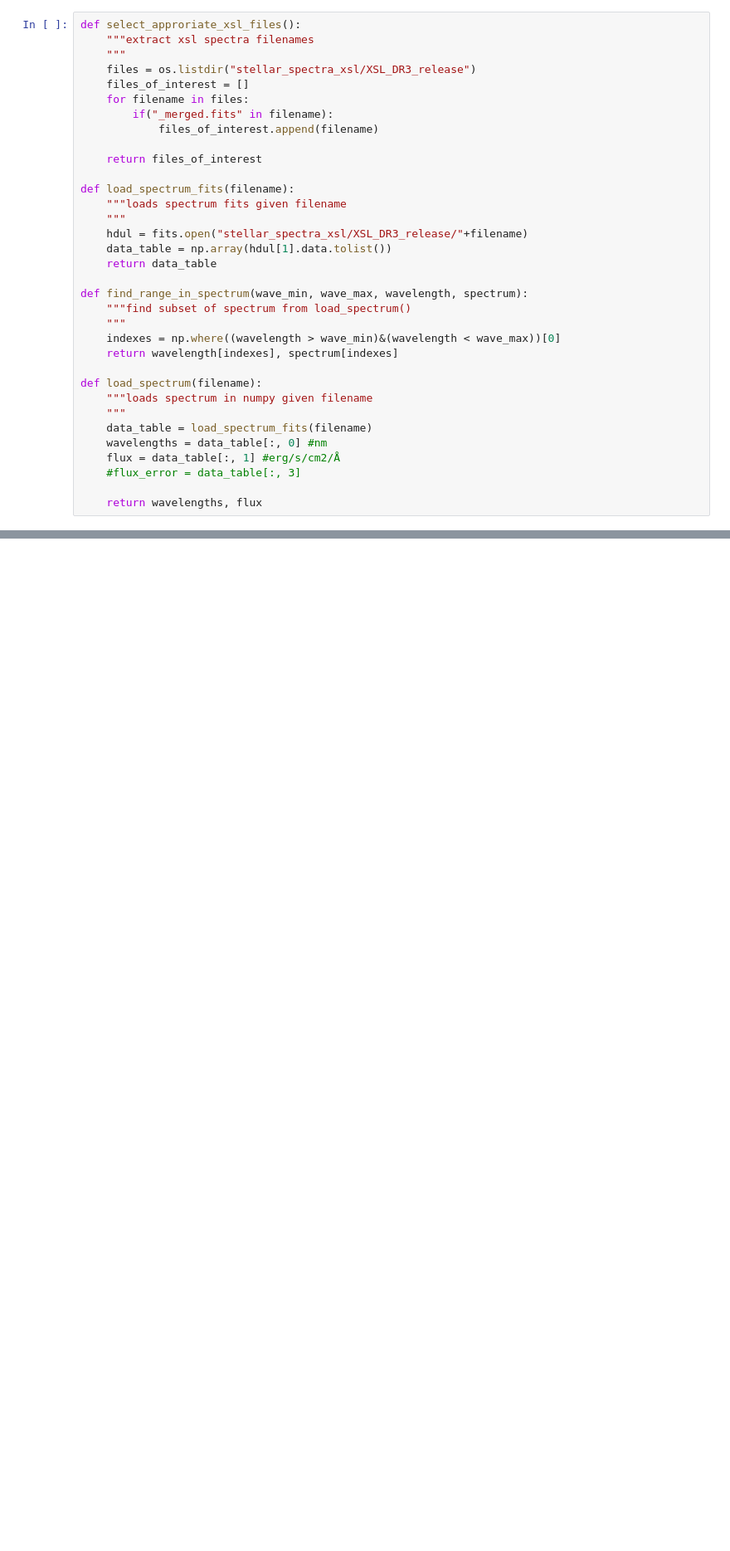
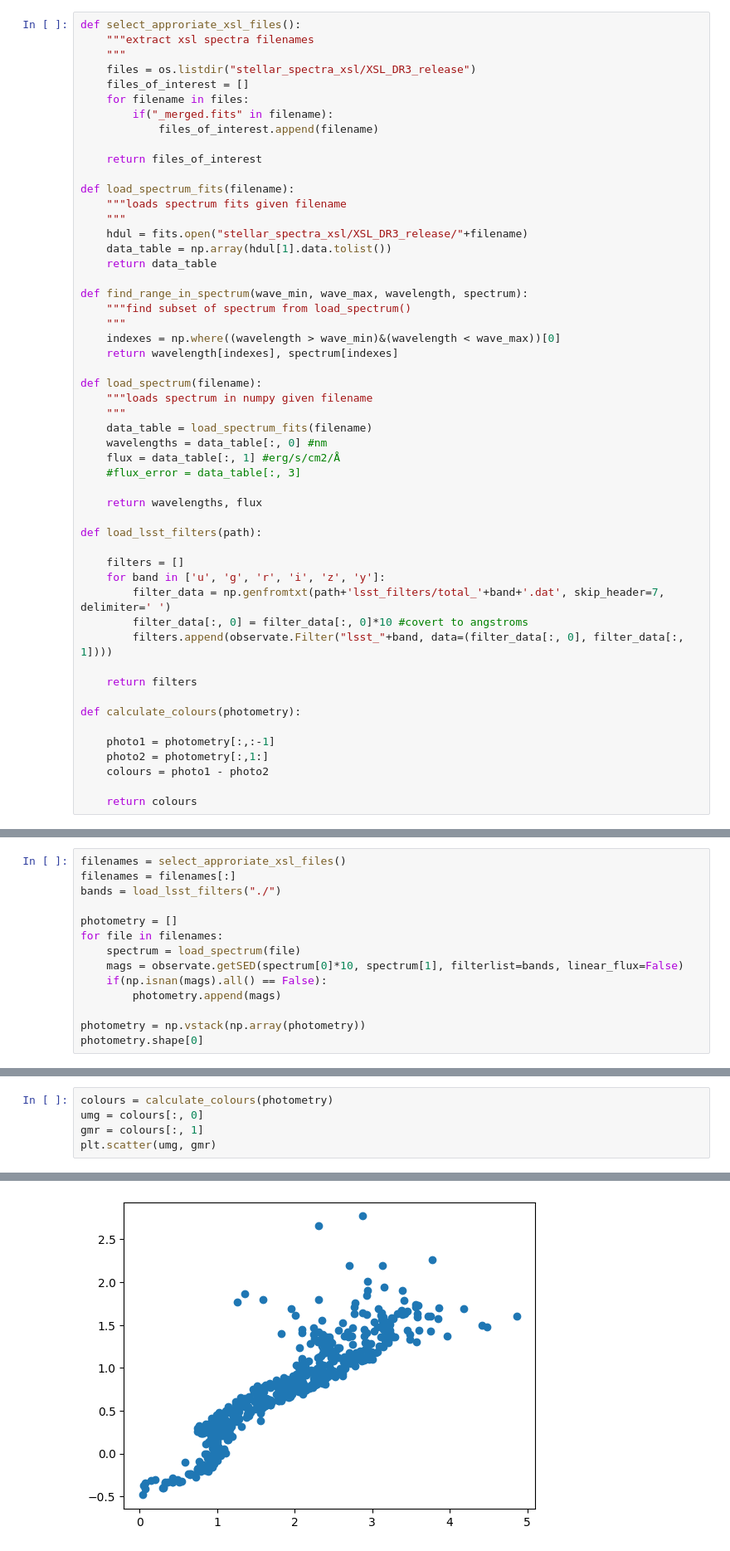
Before and after one commit to fpetri115/LBGoptimise, a Jupyter notebook: test_stellar.ipynb, the cells around one changed output, grey strips where cells are left out. Shown at 83% size. Cells and saved outputs as stored; diff of their text form; blank space fills up the shorter version.

Commit message:
xsl colours

```diff
--- a/test_stellar.ipynb
+++ b/test_stellar.ipynb
@@ -38,5 +39,23 @@ def load_spectrum(filename):
     #flux_error = data_table[:, 3]
 
     return wavelengths, flux
+
+def load_lsst_filters(path):
+
+    filters = []
+    for band in ['u', 'g', 'r', 'i', 'z', 'y']:
+        filter_data = np.genfromtxt(path+'lsst_filters/total_'+band+'.dat', skip_header=7, delimiter=' ')
+        filter_data[:, 0] = filter_data[:, 0]*10 #covert to angstroms
+        filters.append(observate.Filter("lsst_"+band, data=(filter_data[:, 0], filter_data[:, 1])))
+
+    return filters
+
+def calculate_colours(photometry):
+
+    photo1 = photometry[:,:-1]
+    photo2 = photometry[:,1:]
+    colours = photo1 - photo2
+
+    return colours
 # %%
 filenames = select_approriate_xsl_files()
@@ -50,0 +70,14 @@ plt.yscale('log')
+# %%
+filenames = select_approriate_xsl_files()
+filenames = filenames[:]
+bands = load_lsst_filters("./")
+
+photometry = []
+for file in filenames:
+    spectrum = load_spectrum(file)
+    mags = observate.getSED(spectrum[0]*10, spectrum[1], filterlist=bands, linear_flux=False)
+    if(np.isnan(mags).all() == False):
+        photometry.append(mags)
+
+photometry = np.vstack(np.array(photometry))
+photometry.shape[0]
@@ -50,0 +86,6 @@ plt.yscale('log')
+# %%
+colours = calculate_colours(photometry)
+umg = colours[:, 0]
+gmr = colours[:, 1]
+plt.scatter(umg, gmr)
+# %% [output]
@@ -50,0 +93 @@ plt.yscale('log')
+[figure, added]
```
Also changed, not shown: parts of 4 cells of this notebook, 6 other files.
